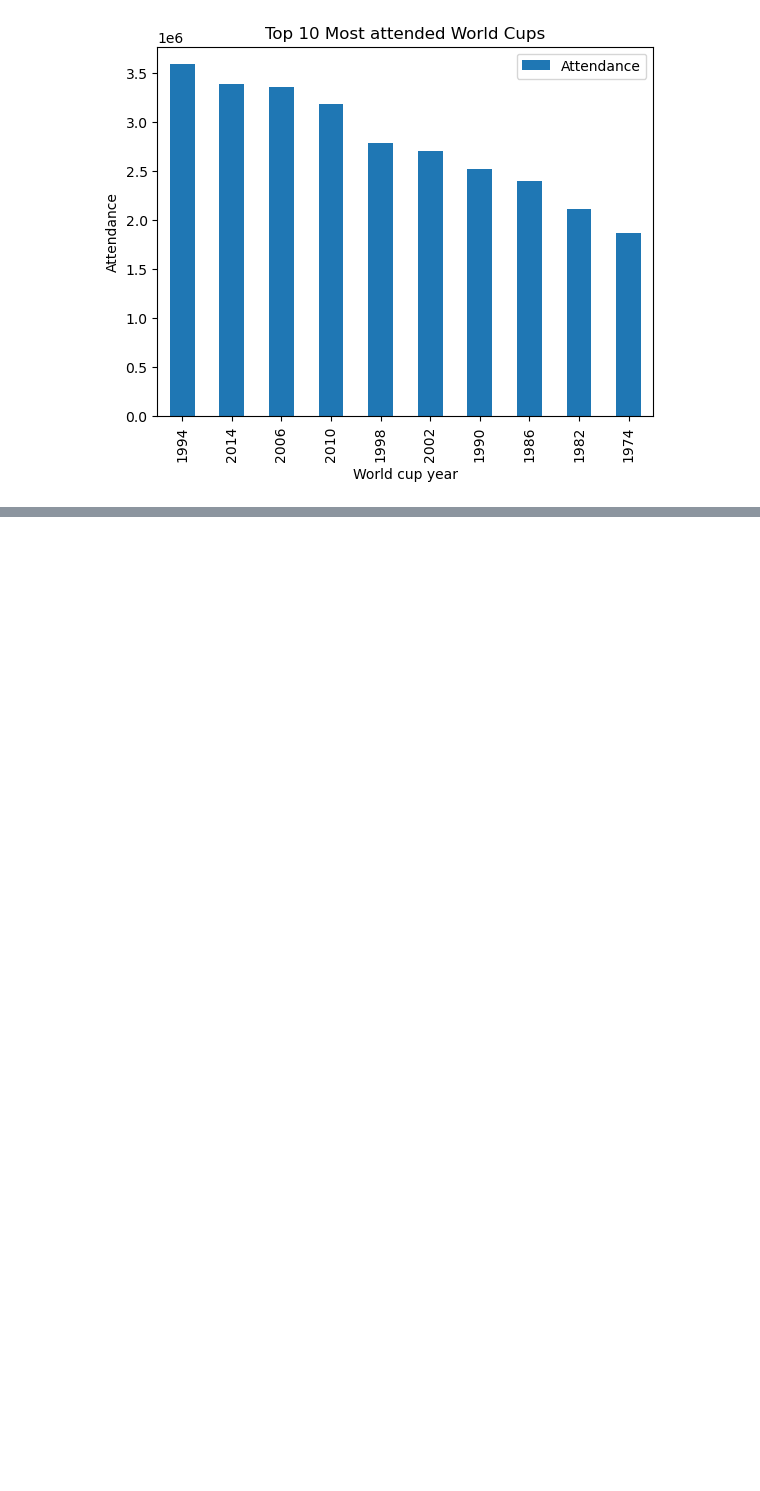
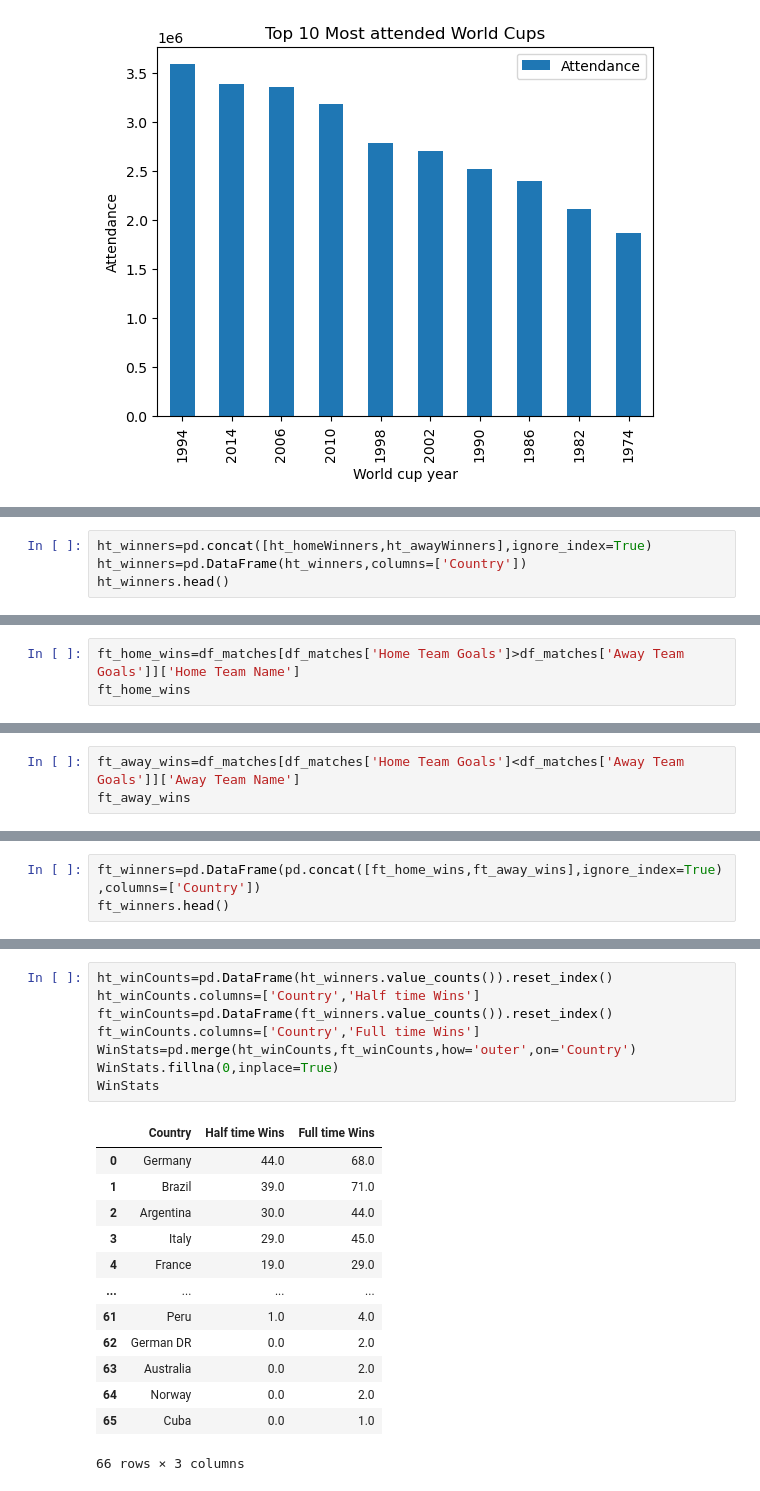
Before and after one commit to Adroit10/FIFA-World-Cup-Analysis, a Jupyter notebook: EDA.ipynb, the cells around one changed output, grey strips where cells are left out. Drawn from its saved outputs; the diff is of its cells as text; blank space fills up the shorter version.

```diff
--- a/EDA.ipynb
+++ b/EDA.ipynb
@@ -477,0 +556,4 @@ plt.show()
+# %%
+ht_winners=pd.concat([ht_homeWinners,ht_awayWinners],ignore_index=True)
+ht_winners=pd.DataFrame(ht_winners,columns=['Country'])
+ht_winners.head()
@@ -477,0 +567,3 @@ plt.show()
+# %%
+ft_home_wins=df_matches[df_matches['Home Team Goals']>df_matches['Away Team Goals']]['Home Team Name']
+ft_home_wins
@@ -477,0 +583,3 @@ plt.show()
+# %%
+ft_away_wins=df_matches[df_matches['Home Team Goals']<df_matches['Away Team Goals']]['Away Team Name']
+ft_away_wins
@@ -477,0 +599,3 @@ plt.show()
+# %%
+ft_winners=pd.DataFrame(pd.concat([ft_home_wins,ft_away_wins],ignore_index=True),columns=['Country'])
+ft_winners.head()
@@ -477,0 +609,22 @@ plt.show()
+# %%
+ht_winCounts=pd.DataFrame(ht_winners.value_counts()).reset_index()
+ht_winCounts.columns=['Country','Half time Wins']
+ft_winCounts=pd.DataFrame(ft_winners.value_counts()).reset_index()
+ft_winCounts.columns=['Country','Full time Wins']
+WinStats=pd.merge(ht_winCounts,ft_winCounts,how='outer',on='Country')
+WinStats.fillna(0,inplace=True)
+WinStats
+# %% [output]
+|  | Country | Half time Wins | Full time Wins |
+| 0 | Germany | 44.0 | 68.0 |
+| 1 | Brazil | 39.0 | 71.0 |
+| 2 | Argentina | 30.0 | 44.0 |
+| 3 | Italy | 29.0 | 45.0 |
+| 4 | France | 19.0 | 29.0 |
+| ... | ... | ... | ... |
+| 61 | Peru | 1.0 | 4.0 |
+| 62 | German DR | 0.0 | 2.0 |
+| 63 | Australia | 0.0 | 2.0 |
+| 64 | Norway | 0.0 | 2.0 |
+| 65 | Cuba | 0.0 | 1.0 |
+66 rows × 3 columns
```
Also changed, not shown: parts of 12 cells of this notebook.
